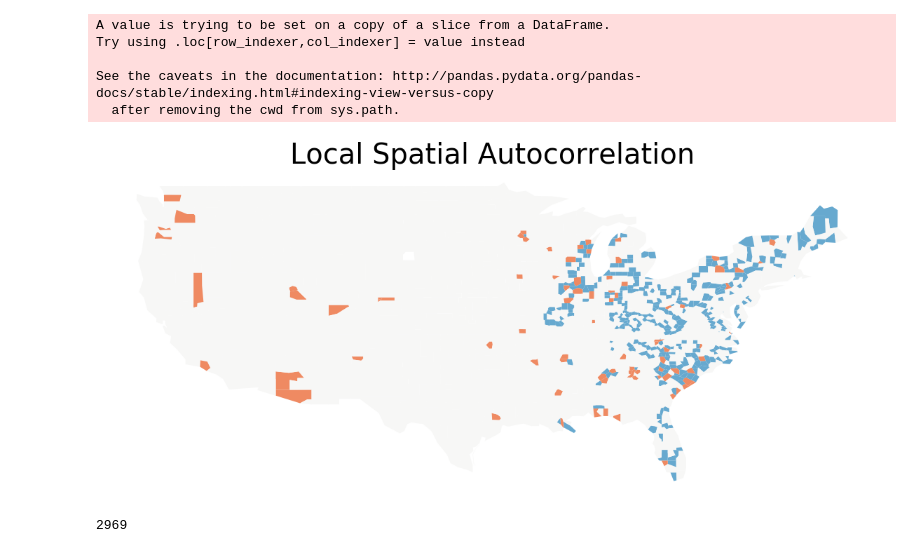
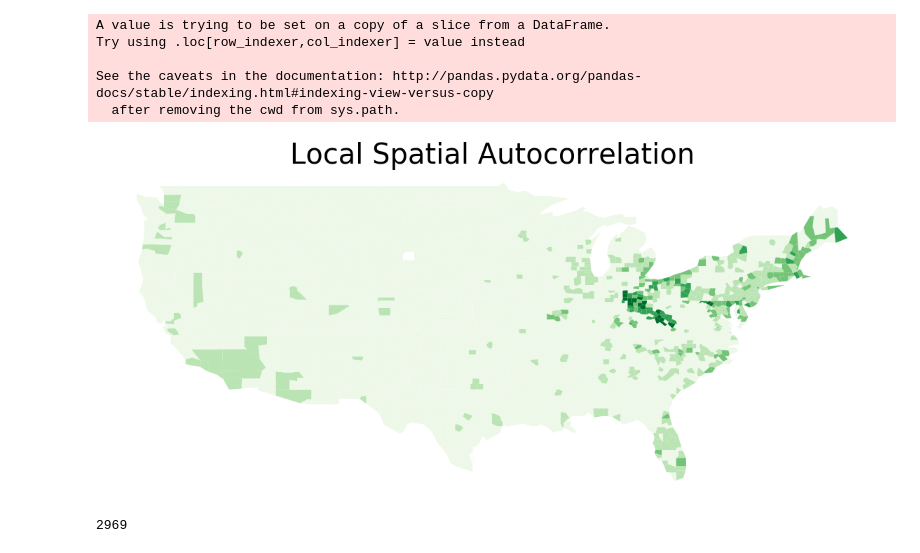
Before and after one commit to steve-riesenberg/fentanyl-project, a Jupyter notebook: Fentanyl-Project.ipynb, the cells around one changed output. Drawn from its saved outputs; the diff is of its cells as text; code cells hidden in the pictures.

```diff
--- a/Fentanyl-Project.ipynb
+++ b/Fentanyl-Project.ipynb
@@ -398,19 +401,20 @@ See the caveats in the documentation: http://pandas.pydata.org/pandas-docs/stabl
 # %%
 f, ax = plt.subplots(1, figsize=(20, 20))
 # each year needs slightly different color maps because I want the maps to use the same colors across years
 cmap = LinearSegmentedColormap.from_list(
     'mycmap', [(0, '#67a9cf'), (0.5, '#f7f7f7'), (1, '#ef8a62')])
-ax = geo17.plot(column = 'quadrant_color', ax = ax, cmap = cmap)
+ax = geodf[geodf.year == 2017].plot(column = 'test_color', ax = ax, cmap = cmap17)
+# ax = geo17[geo17.quadrant_color != 0].plot(column = 'quadrant_color', ax = ax, cmap = cmap)
 plt.title('Local Spatial Autocorrelation', fontsize = 40)
 ax.spines['right'].set_visible(False)
 ax.spines['top'].set_visible(False)
 ax.spines['left'].set_visible(False)
 ax.spines['bottom'].set_visible(False)
 ax.get_xaxis().set_visible(False)
 ax.get_yaxis().set_visible(False)
 plt.savefig('lisa.png')
 # %% [output]
-[figure, old version]
+[figure, new version]
 # %%
 prescriptions_17 = pd.read_csv('2017_opioid_prescriptions.csv')
 # %%
```
Also changed, not shown: parts of 3 cells of this notebook, 50 other files.
